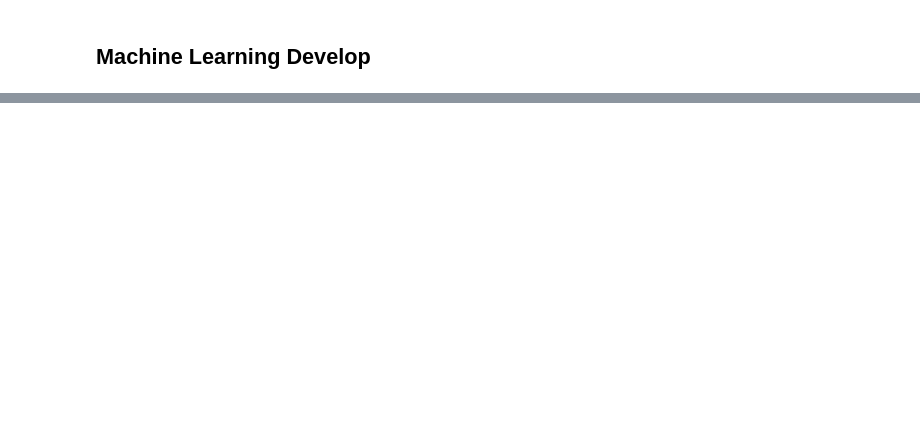
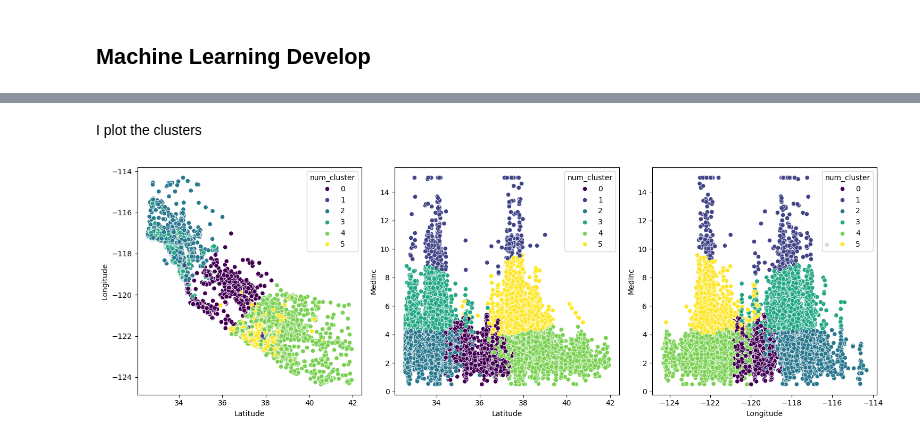
Before and after one commit to gutierenmanuel/unsupervised-learning, a Jupyter notebook: src/04_ml_develop.ipynb, the cells around one changed output, grey strips where cells are left out. Cells and saved outputs as stored; diff of their text form; code cells hidden in the pictures; blank space fills up the shorter version.

```diff
--- a/src/04_ml_develop.ipynb
+++ b/src/04_ml_develop.ipynb
@@ -88,0 +31,9 @@ with warnings.catch_warnings():
+# %%
+df.drop(['HouseAge','AveRooms', 'AveBedrms', 'Population','AveOccup', 'MedHouseVal'], axis=1, inplace=True)
+# %%
+
+from sklearn.model_selection import train_test_split
+
+X_train, X_test = train_test_split(df, test_size = 0.2, random_state = 42)
+
+X_train
@@ -88,0 +56,8 @@ with warnings.catch_warnings():
+# %%
+from sklearn.cluster import KMeans
+
+# Entrenar el modelo
+
+model = KMeans(n_clusters = 6, random_state = 42)
+
+model.fit(X_train)
@@ -88,0 +66,6 @@ with warnings.catch_warnings():
+# %%
+#save the clusters
+
+y_train = list(model.labels_)
+X_train["num_cluster"] = y_train
+X_train
@@ -88,0 +86,16 @@ with warnings.catch_warnings():
+# %% [markdown]
+I plot the clusters
+# %%
+import matplotlib.pyplot as plt
+import seaborn as sns
+
+fig, axis = plt.subplot_mosaic([['a','b','c']], figsize = (15, 5))
+
+sns.scatterplot(ax = axis['a'], data = X_train, x = "Latitude", y = "Longitude", hue = "num_cluster", palette = "viridis")
+sns.scatterplot(ax = axis['b'], data = X_train, x = "Latitude", y = "MedInc", hue = "num_cluster", palette = "viridis")
+sns.scatterplot(ax = axis['c'], data = X_train, x = "Longitude", y = "MedInc", hue = "num_cluster", palette = "viridis")
+plt.tight_layout()
+
+plt.show()
+# %% [output]
+[figure, added]
```
Also changed, not shown: parts of 19 cells of this notebook, 6 other files.
